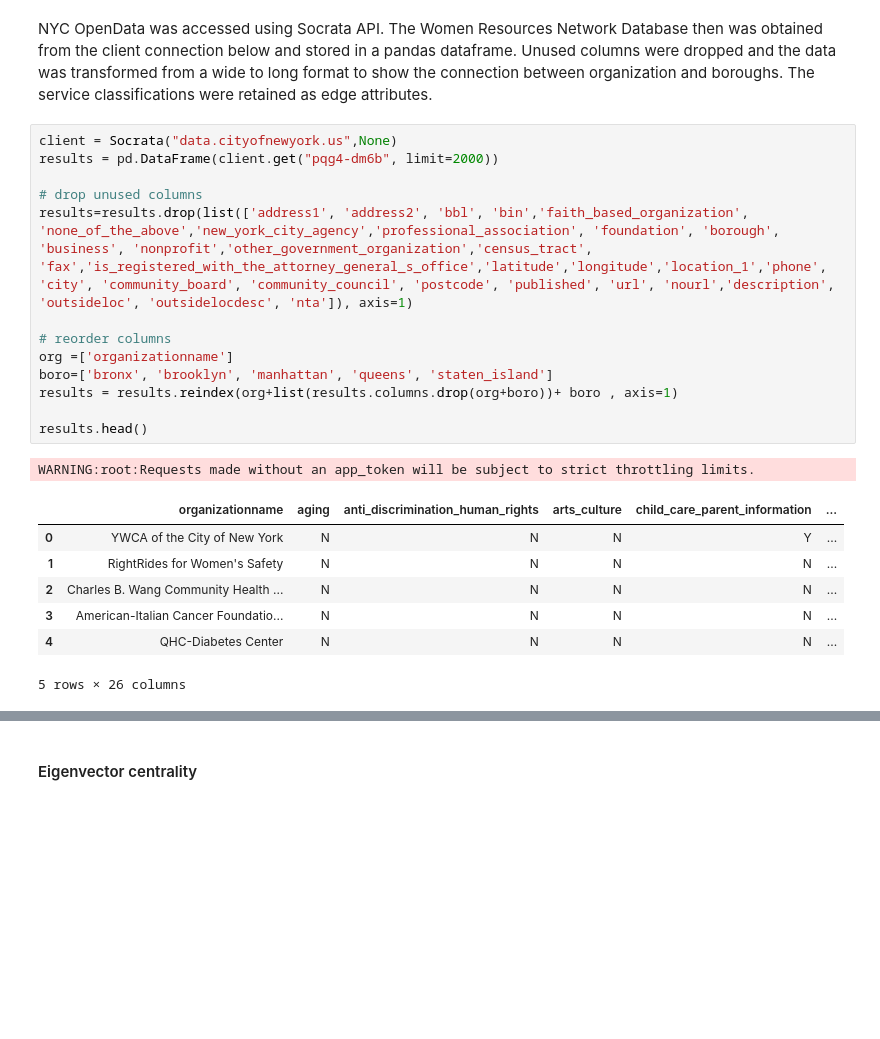
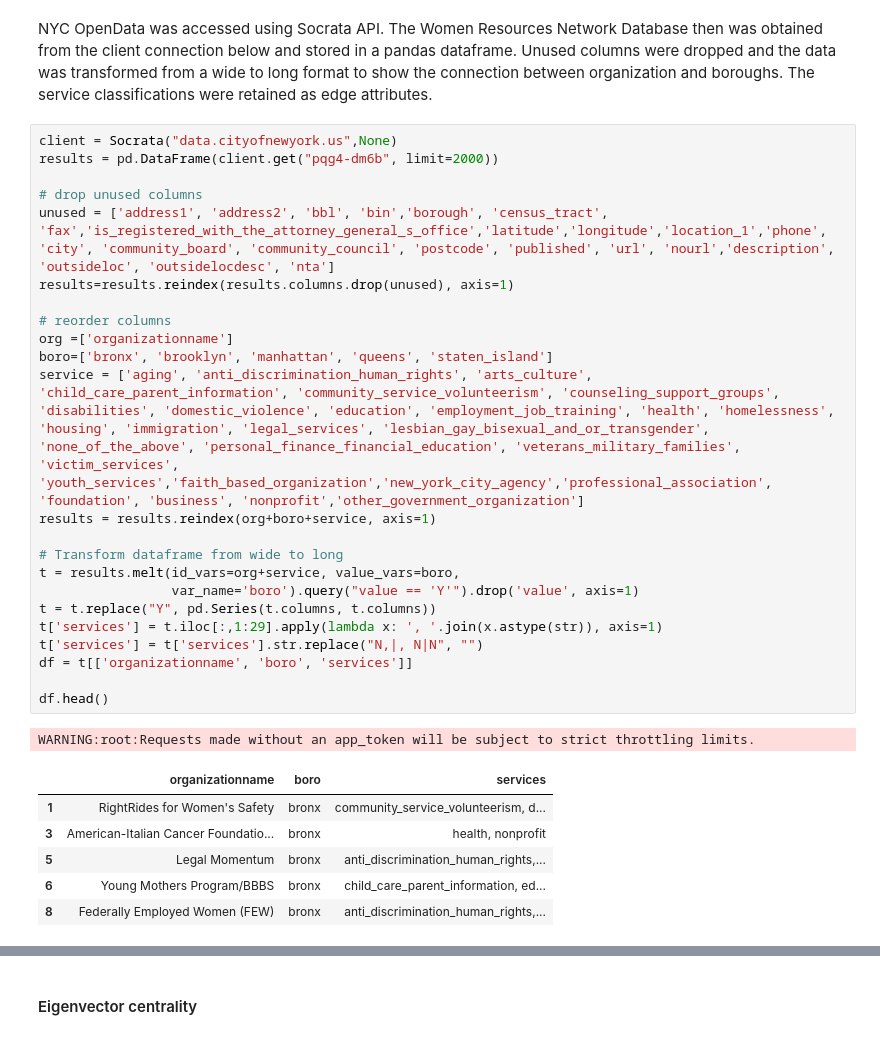
Before and after one commit to miasiracusa/620, a Jupyter notebook: Project-1/Network-Analysis.ipynb, the cells around one changed output, grey strips where cells are left out. Drawn from its saved outputs; the diff is of its cells as text; blank space fills up the shorter version.

```diff
--- a/Project-1/Network-Analysis.ipynb
+++ b/Project-1/Network-Analysis.ipynb
@@ -42,22 +43,31 @@ NYC OpenData was accessed using Socrata API. The Women Resources Network Databas
 # %%
 client = Socrata("data.cityofnewyork.us",None)
 results = pd.DataFrame(client.get("pqg4-dm6b", limit=2000))
 
 # drop unused columns
-results=results.drop(list(['address1', 'address2', 'bbl', 'bin','faith_based_organization', 'none_of_the_above','new_york_city_agency','professional_association', 'foundation', 'borough', 'business', 'nonprofit','other_government_organization','census_tract', 'fax','is_registered_with_the_attorney_general_s_office','latitude','longitude','location_1','phone', 'city', 'community_board', 'community_council', 'postcode', 'published', 'url', 'nourl','description', 'outsideloc', 'outsidelocdesc', 'nta']), axis=1)
+unused = ['address1', 'address2', 'bbl', 'bin','borough', 'census_tract', 'fax','is_registered_with_the_attorney_general_s_office','latitude','longitude','location_1','phone', 'city', 'community_board', 'community_council', 'postcode', 'published', 'url', 'nourl','description', 'outsideloc', 'outsidelocdesc', 'nta']
+results=results.reindex(results.columns.drop(unused), axis=1)
 
 # reorder columns
 org =['organizationname']
 boro=['bronx', 'brooklyn', 'manhattan', 'queens', 'staten_island']
-results = results.reindex(org+list(results.columns.drop(org+boro))+ boro , axis=1)
+service = ['aging', 'anti_discrimination_human_rights', 'arts_culture', 'child_care_parent_information', 'community_service_volunteerism', 'counseling_support_groups', 'disabilities', 'domestic_violence', 'education', 'employment_job_training', 'health', 'homelessness', 'housing', 'immigration', 'legal_services', 'lesbian_gay_bisexual_and_or_transgender', 'none_of_the_above', 'personal_finance_financial_education', 'veterans_military_families', 'victim_services', 'youth_services','faith_based_organization','new_york_city_agency','professional_association', 'foundation', 'business', 'nonprofit','other_government_organization']
+results = results.reindex(org+boro+service, axis=1)
 
-results.head()
+# Transform dataframe from wide to long
+t = results.melt(id_vars=org+service, value_vars=boro,
+                 var_name='boro').query("value == 'Y'").drop('value', axis=1)
+t = t.replace("Y", pd.Series(t.columns, t.columns))
+t['services'] = t.iloc[:,1:29].apply(lambda x: ', '.join(x.astype(str)), axis=1)
+t['services'] = t['services'].str.replace("N,|, N|N", "")
+df = t[['organizationname', 'boro', 'services']]
+
+df.head()
 # %% [output]
 WARNING:root:Requests made without an app_token will be subject to strict throttling limits.
-|  | organizationname | aging | anti_discrimination_human_rights | arts_culture | child_care_parent_information | ... |
-| 0 | YWCA of the City of New York | N | N | N | Y | ... |
-| 1 | RightRides for Women's Safety | N | N | N | N | ... |
-| 2 | Charles B. Wang Community Health ... | N | N | N | N | ... |
-| 3 | American-Italian Cancer Foundatio... | N | N | N | N | ... |
-| 4 | QHC-Diabetes Center | N | N | N | N | ... |
+|  | organizationname | boro | services |
+| 1 | RightRides for Women's Safety | bronx | community_service_volunteerism, d... |
+| 3 | American-Italian Cancer Foundatio... | bronx | health, nonprofit |
+| 5 | Legal Momentum | bronx | anti_discrimination_human_rights,... |
+| 6 | Young Mothers Program/BBBS | bronx | child_care_parent_information, ed... |
+| 8 | Federally Employed Women (FEW) | bronx | anti_discrimination_human_rights,... |
-5 rows × 26 columns
```
Also changed, not shown: parts of 12 cells of this notebook.
